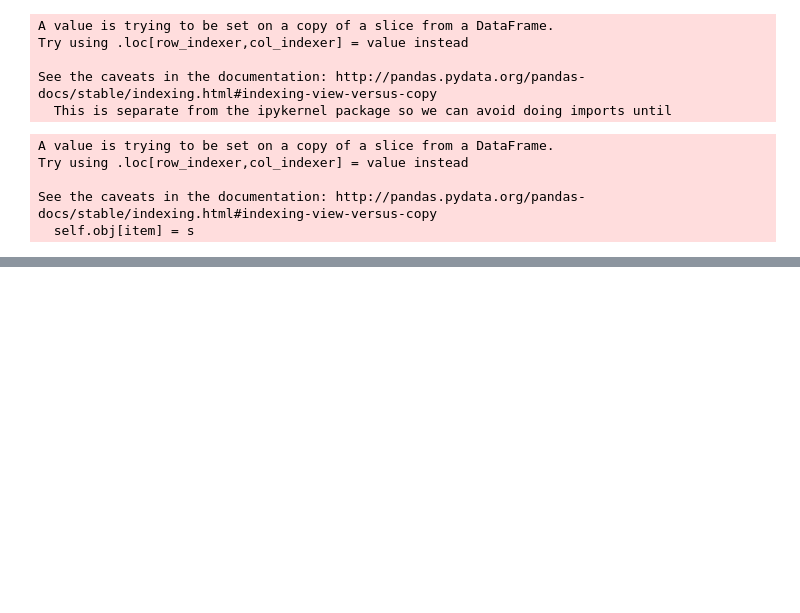
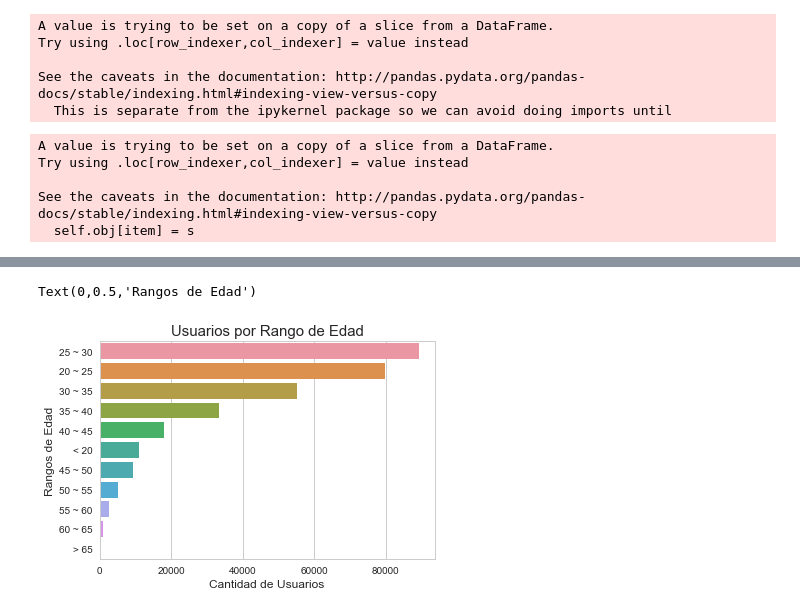
Before and after one commit to silvestriandres/BackUP, a Jupyter notebook: TrabajoPractico01_Analisis.ipynb, the cells around one changed output, grey strips where cells are left out. Cells and saved outputs as stored; diff of their text form; code cells hidden in the pictures; blank space fills up the shorter version.

```diff
--- a/TrabajoPractico01_Analisis.ipynb
+++ b/TrabajoPractico01_Analisis.ipynb
@@ -432,7 +431,19 @@ abc    293484
 Name: rango_edad, dtype: int64
 # %%
+postulantes.loc[postulantes.edad < 20, 'rango_edad'] = '< 20'
+postulantes.loc[postulantes.edad > 65, 'rango_edad'] = '> 65'
+postulantes.loc[postulantes.rango_edad == 'abc', 'rango_edad'] = '> 65'
 postulantes.loc[(postulantes.edad >= 20) & (postulantes.edad <= 24), 'rango_edad'] = '20 ~ 25'
-postulantes.loc[(postulantes.edad >= 25) & (postulantes.edad <= 30), 'rango_edad'] = '25 ~ 30'
-postulantes.loc[(postulantes.edad >= 30) & (postulantes.edad <= 35), 'rango_edad'] = '30 ~ 35'
-postulantes.loc[(postulantes.edad >= 35) & (postulantes.edad <= 40), 'rango_edad'] = '35 ~ 40'
-postulantes.loc[(postulantes.edad >= 40) & (postulantes.edad <= 45), 'rango_edad'] = '40 ~ 45'
+postulantes.loc[(postulantes.edad >= 25) & (postulantes.edad <= 29), 'rango_edad'] = '25 ~ 30'
+postulantes.loc[(postulantes.edad >= 30) & (postulantes.edad <= 34), 'rango_edad'] = '30 ~ 35'
+postulantes.loc[(postulantes.edad >= 35) & (postulantes.edad <= 39), 'rango_edad'] = '35 ~ 40'
+postulantes.loc[(postulantes.edad >= 40) & (postulantes.edad <= 44), 'rango_edad'] = '40 ~ 45'
+postulantes.loc[(postulantes.edad >= 45) & (postulantes.edad <= 49), 'rango_edad'] = '45 ~ 50'
+postulantes.loc[(postulantes.edad >= 50) & (postulantes.edad <= 54), 'rango_edad'] = '50 ~ 55'
+postulantes.loc[(postulantes.edad >= 55) & (postulantes.edad <= 59), 'rango_edad'] = '55 ~ 60'
+postulantes.loc[(postulantes.edad >= 60) & (postulantes.edad <= 64), 'rango_edad'] = '60 ~ 65'
+# %%
+# PODEMOS LISTAR CUALES SON LOS RANGOS MÁS SIGNIFICATIVOS SOBRE LAS EDADES DE LOS POSTULANTES.
+# QUIENES SE REGISTRAN EN EL SITIO EN CUESTIÓN.
+rangos_edad = postulantes['rango_edad'].value_counts()
+rangos_edad
@@ -438,0 +463,11 @@ postulantes.loc[(postulantes.edad >= 40) & (postulantes.edad <= 45), 'rango_edad
+# %%
+# A CONTINUACIÓN GRAFICAMOS LOS RANGOS DE EDAD:
+# CONSIDEREMOS QUE CONTIENE REPETIDOS PUESTO
+# QUE UNA PERSONA INCLUYE VARIOS NIVELES EDUCATIVOS.
+g = sns.barplot(x=rangos_edad.values, y=rangos_edad.index, orient='h')
+g.set_title("Usuarios por Rango de Edad", fontsize=15)
+g.set_xlabel("Cantidad de Usuarios", fontsize=12)
+g.set_ylabel("Rangos de Edad", fontsize=12)
+# %% [output]
+Text(0,0.5,'Rangos de Edad')
+[figure, added]
```
Also changed, not shown: parts of 13 cells of this notebook.
